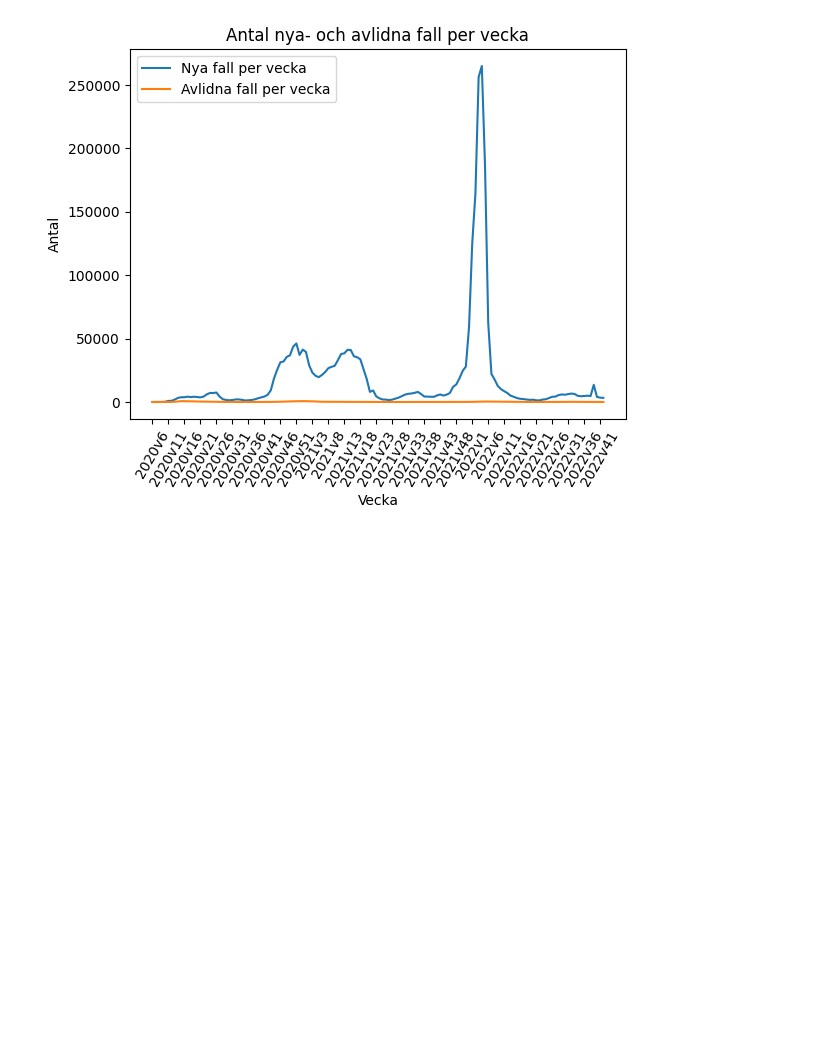
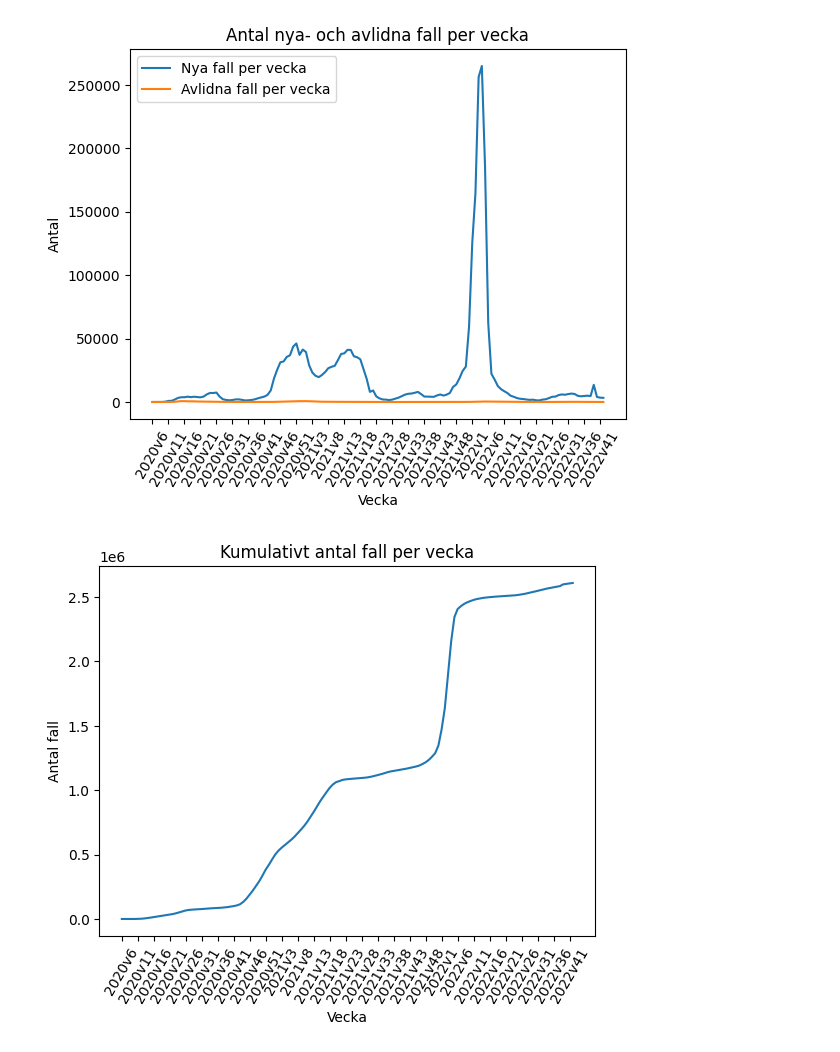
Before and after one commit to Zeepat/Dataprocessing-Asajad-Hussein, a Jupyter notebook: Lab/Lab.ipynb, the cells around one changed output. Drawn from its saved outputs; the diff is of its cells as text; code cells hidden in the pictures; blank space fills up the shorter version.

Commit message:
Updated Lab.ipynb
Did the same as previous updates but now with the column "Kum_antal_fall"

```diff
--- a/Lab/Lab.ipynb
+++ b/Lab/Lab.ipynb
@@ -160,3 +160,26 @@ fall_avlidna_plotly.for_each_trace(lambda trace: trace.update(name=trace.name.re
 fall_avlidna_plotly.show()
 # %% [output]
 [figure]
+# %%
+# select the columns "Vecka" and "Kum_antal_fall"
+kum_antal_fall_per_vecka = veckodata_riket[["Vecka", "Kum_antal_fall"]]
+
+# set the index to "Vecka"
+kum_antal_fall_per_vecka.set_index("Vecka", inplace=True)
+
+# plot using seaborn
+kum_antal_fall_seaborn = sns.lineplot(data=kum_antal_fall_per_vecka, x=kum_antal_fall_per_vecka.index, y="Kum_antal_fall")
+kum_antal_fall_seaborn.set_xticks(kum_antal_fall_per_vecka.index[::5])
+kum_antal_fall_seaborn.set_xticklabels(kum_antal_fall_per_vecka.index[::5], rotation=60)
+kum_antal_fall_seaborn.set_xlabel("Vecka")
+kum_antal_fall_seaborn.set_ylabel("Antal fall")
+kum_antal_fall_seaborn.set_title("Kumulativt antal fall per vecka")
+
+# plot using plotly express
+kum_antal_fall_plotly = px.line(kum_antal_fall_per_vecka, x=kum_antal_fall_per_vecka.index, y="Kum_antal_fall", title="Kumulativt antal fall per vecka")
+kum_antal_fall_plotly.update_xaxes(title_text="Vecka", tickvals=kum_antal_fall_per_vecka.index[::5], tickangle=300)
+kum_antal_fall_plotly.update_yaxes(title_text="Antal fall")
+
+kum_antal_fall_plotly.show()
+# %% [output]
+[figure, added]
```
